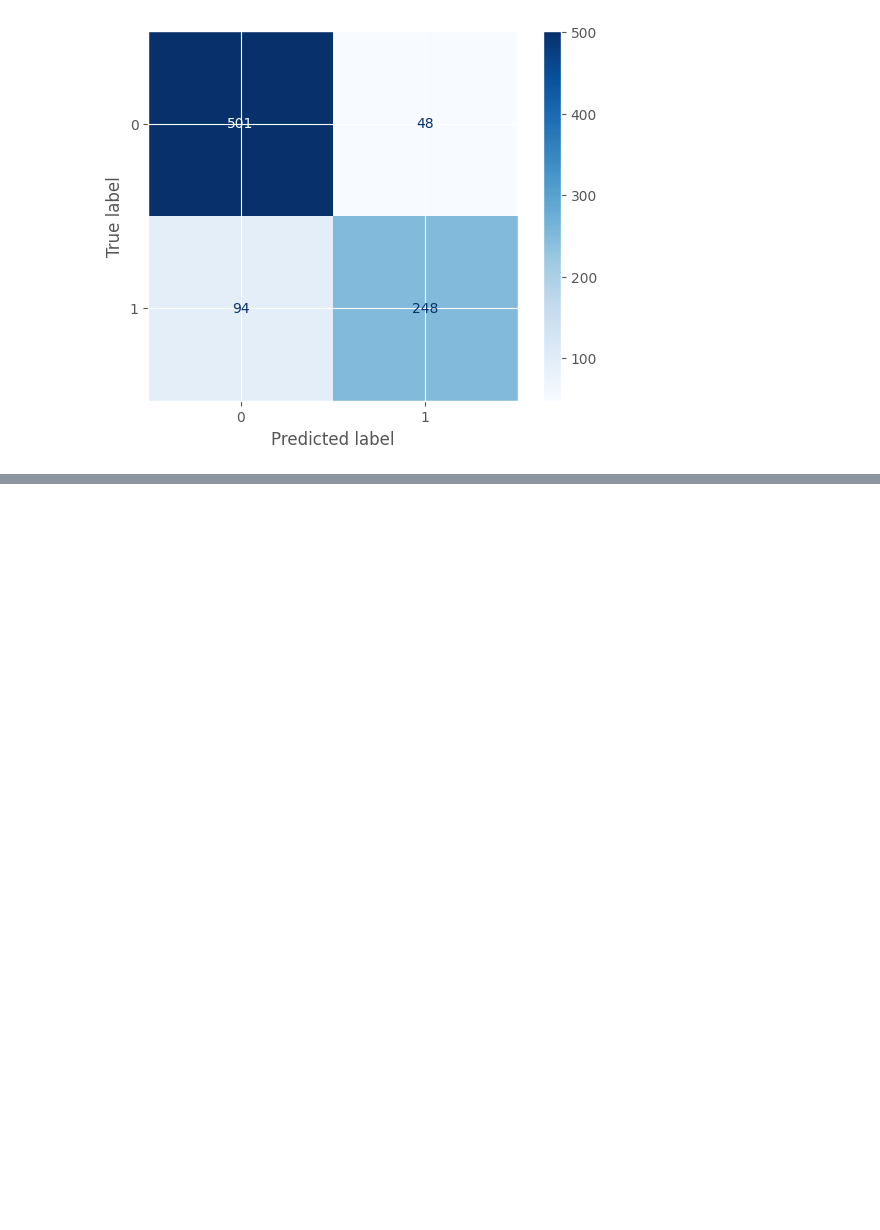
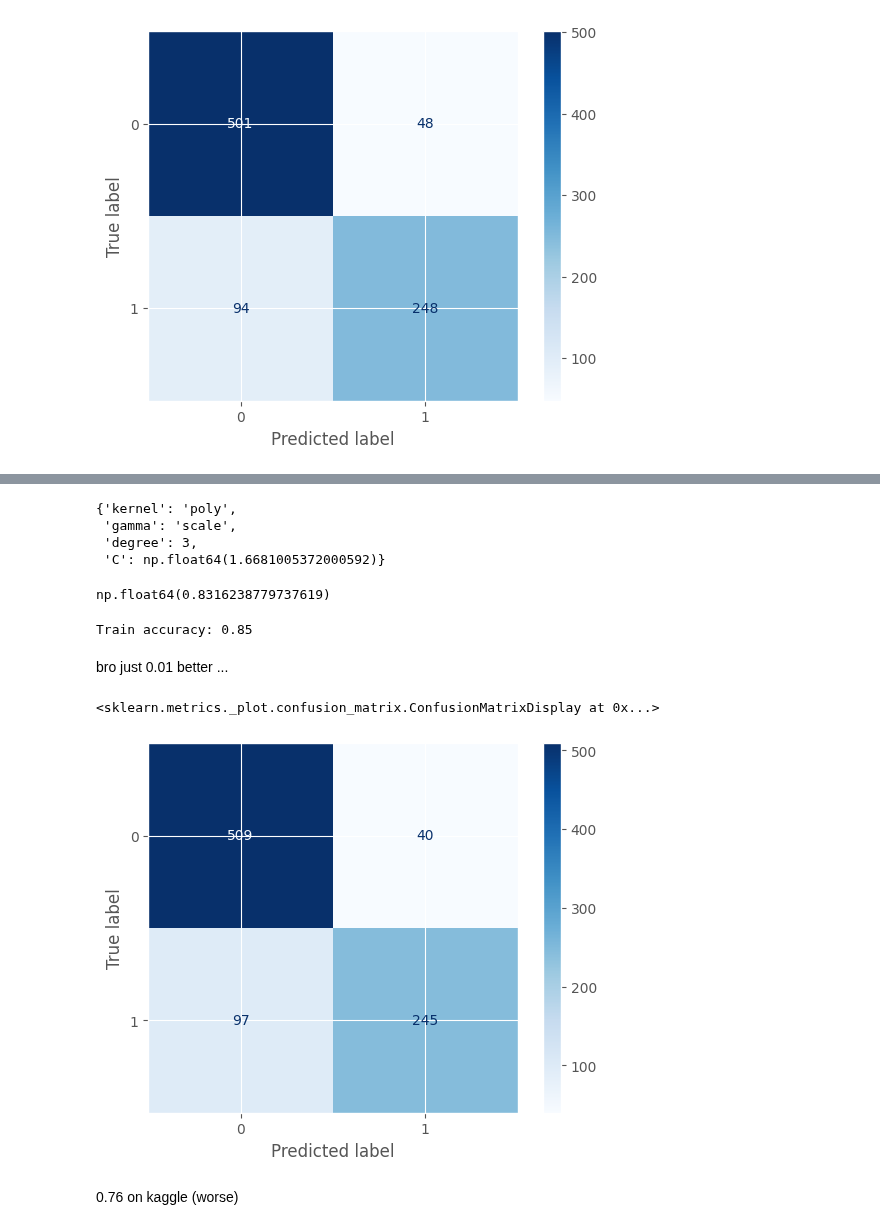
Before and after one commit to JMCoC/ml_engineer_roadmap, a Jupyter notebook: machinLearning/fundamentals/C3_Classification/exercises/exercise3.ipynb, the cells around one changed output, grey strips where cells are left out. Saved outputs shown, nothing was run; the diff lists cells and outputs as text; code cells hidden in the pictures; blank space fills up the shorter version.

Commit message:
2nd try, get worse score, using hyperparameter tuning, how's that even possible xd

```diff
--- a/machinLearning/fundamentals/C3_Classification/exercises/exercise3.ipynb
+++ b/machinLearning/fundamentals/C3_Classification/exercises/exercise3.ipynb
@@ -98,3 +98,25 @@ disp.plot(cmap=plt.cm.Blues)
 test_pred = svc_clf.predict(test_df_prepared)
 submission_df = pd.DataFrame({'PassengerId': test_df.index + 892, 'Survived': test_pred})
 submission_df.to_csv('submission.csv', index=False)
+# %%
+from sklearn.model_selection import RandomizedSearchCV
+import numpy as np
+
+param_dist = {
+    "C": np.logspace(-2, 2, 10),
+    "kernel": ["linear", "rbf", "poly"],
+    "gamma": ["scale", 0.1, 1],
+    "degree": [2, 3, 4]
+}
+
+random_search = RandomizedSearchCV(
+    svc_clf, param_dist,
+    n_iter=30,
+    cv=5,
+    scoring='accuracy',
+    verbose=2,
+    n_jobs=-1,
+    random_state=42
+)
+
+random_search.fit(train_df_prepared, train_df_labels)
@@ -100,0 +133,28 @@ submission_df.to_csv('submission.csv', index=False)
+# %%
+random_search.best_params_
+# %% [output]
+{'kernel': 'poly',
+ 'gamma': 'scale',
+ 'degree': 3,
+ 'C': np.float64(1.6681005372000592)}
+# %%
+random_search.best_score_
+# %% [output]
+np.float64(0.8316238779737619)
+# %%
+random_model = random_search.best_estimator_
+
+train_pred = random_model.predict(train_df_prepared)
+train_accuracy = accuracy_score(train_df_labels, train_pred)
+print(f"Train accuracy: {train_accuracy:.2f}")
+# %% [output]
+Train accuracy: 0.85
+# %% [markdown]
+bro just 0.01 better ...
+# %%
+cm = confusion_matrix(train_df_labels, train_pred)
+disp = ConfusionMatrixDisplay(confusion_matrix=cm, display_labels=random_model.classes_)
+disp.plot(cmap=plt.cm.Blues)
+# %% [output]
+<sklearn.metrics._plot.confusion_matrix.ConfusionMatrixDisplay at 0x...>
+[figure, added]
@@ -100,0 +165,2 @@ submission_df.to_csv('submission.csv', index=False)
+# %% [markdown]
+0.76 on kaggle (worse)
```
Also changed, not shown: parts of 2 cells of this notebook, 1 other file.
